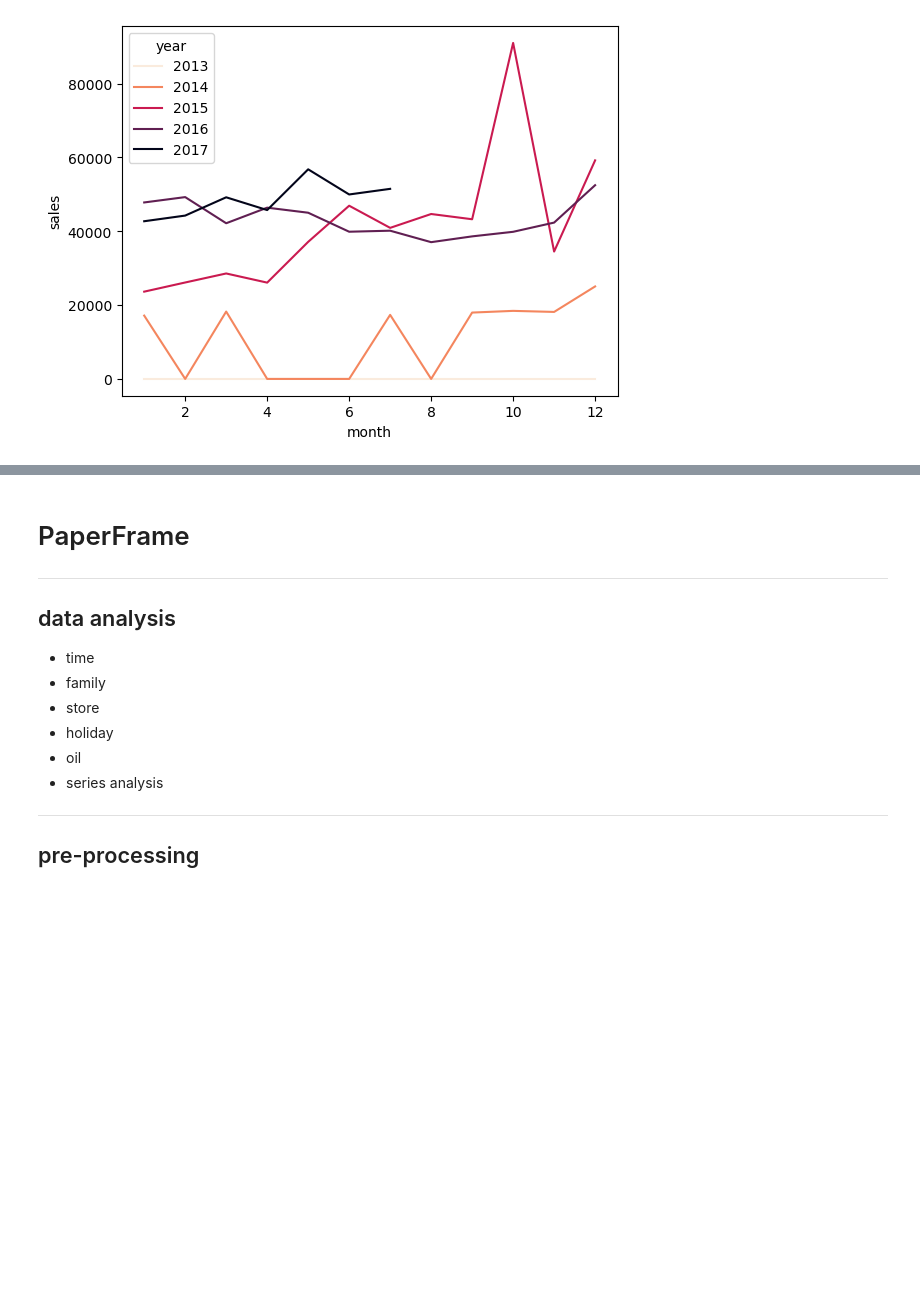
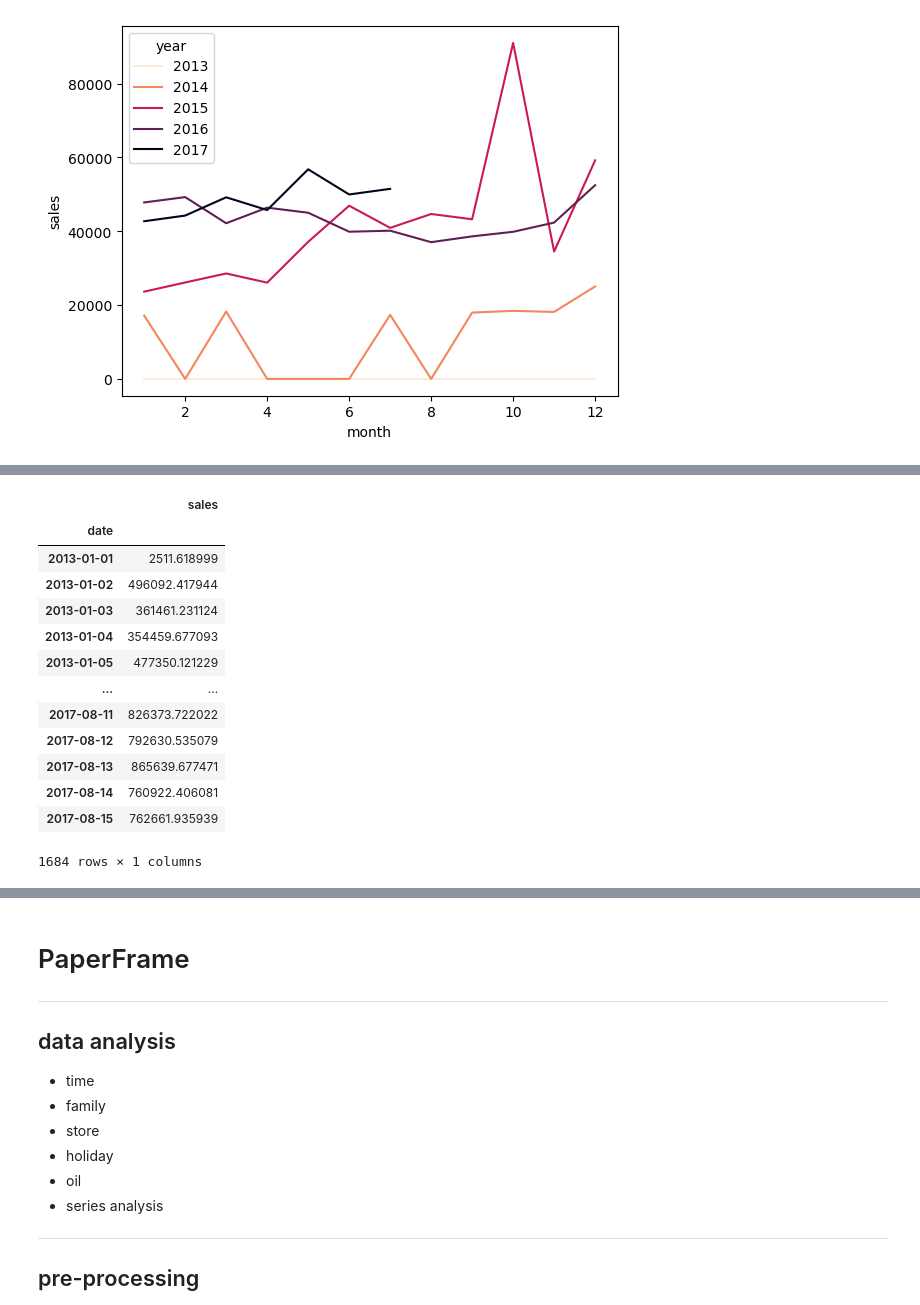
Before and after one commit to lomvix/time-series-study, a Jupyter notebook: Time Series Forecasting.ipynb, the cells around one changed output, grey strips where cells are left out. Drawn from its saved outputs; the diff is of its cells as text; code cells hidden in the pictures; blank space fills up the shorter version.

```diff
--- a/Time Series Forecasting.ipynb
+++ b/Time Series Forecasting.ipynb
@@ -1150,3 +1401,20 @@ sns.lineplot(x='month', y='sales', hue='year', palette='rocket_r', data=monthly_
+# %%
+sales.groupby("date").agg({"sales" : "sum"})
+# %% [output]
+|  | sales |
+| date |  |
+| 2013-01-01 | 2511.618999 |
+| 2013-01-02 | 496092.417944 |
+| 2013-01-03 | 361461.231124 |
+| 2013-01-04 | 354459.677093 |
+| 2013-01-05 | 477350.121229 |
+| ... | ... |
+| 2017-08-11 | 826373.722022 |
+| 2017-08-12 | 792630.535079 |
+| 2017-08-13 | 865639.677471 |
+| 2017-08-14 | 760922.406081 |
+| 2017-08-15 | 762661.935939 |
+1684 rows × 1 columns
 # %%
 import torch
 from torch.utils.data import DataLoader,TensorDataset
```
Also changed, not shown: parts of 28 cells of this notebook.
